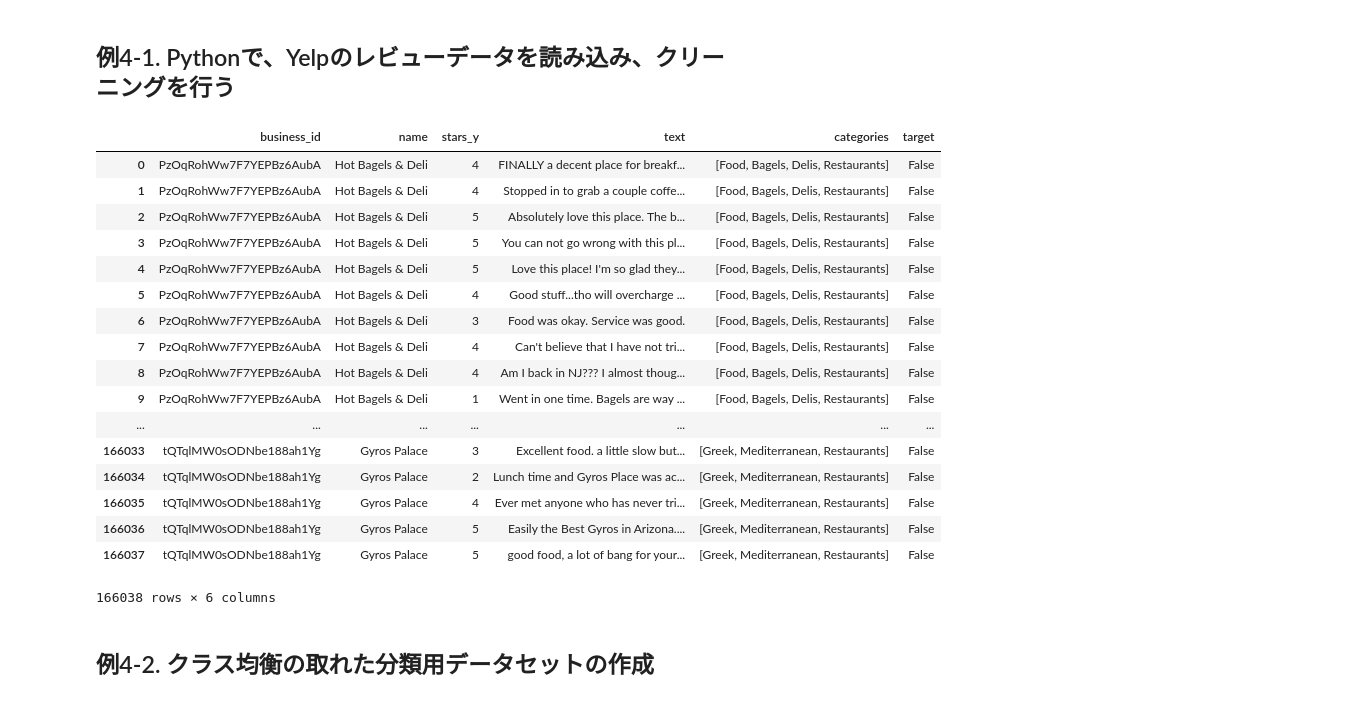
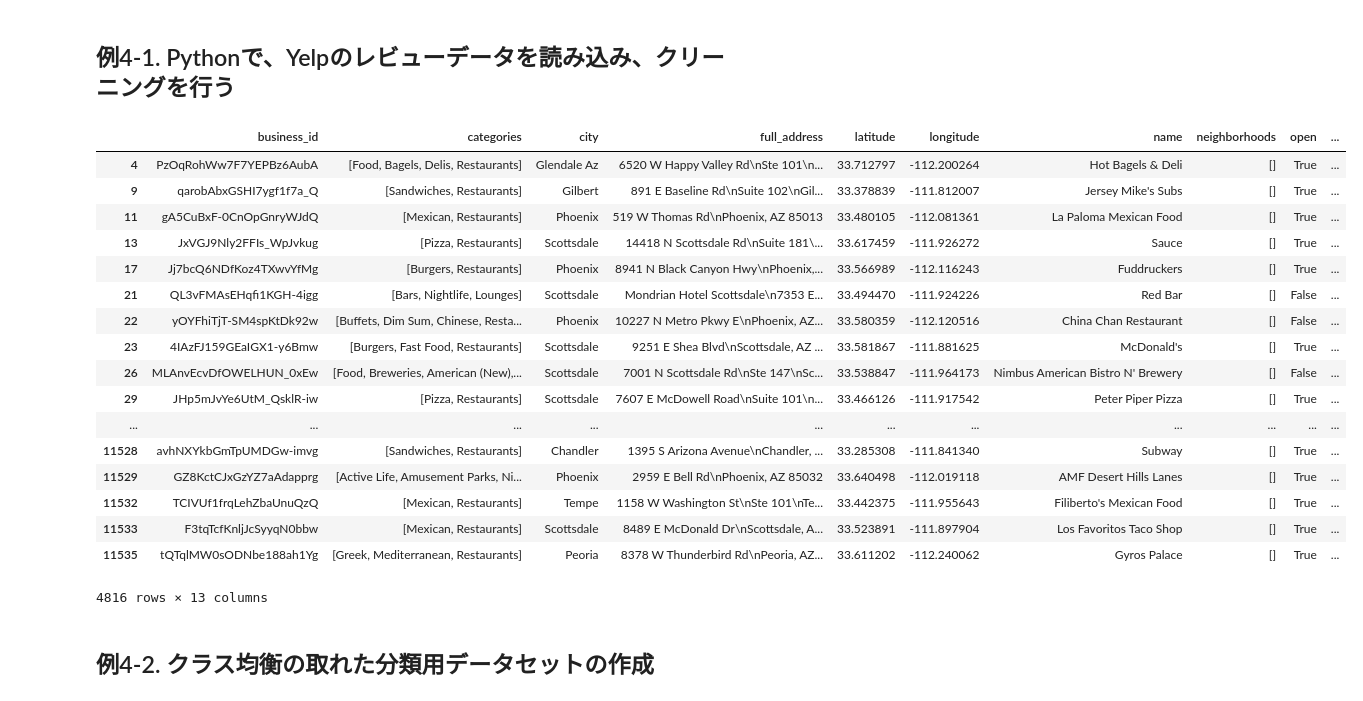
Before and after one commit to HOXOMInc/feature-engineering-book, a Jupyter notebook: 4.ipynb, the cells around one changed output. Saved outputs shown, nothing was run; the diff lists cells and outputs as text; code cells hidden in the pictures.

```diff
--- a/4.ipynb
+++ b/4.ipynb
@@ -3,47 +3,48 @@
 # %%
 import json
 import pandas as pd
 
 # Yelpのビジネスデータを読み込み
 with open('data/yelp/yelp_academic_dataset_business.json') as biz_f:
     biz_df = pd.DataFrame([json.loads(x) for x in biz_f.readlines()])
 
 # Yelpのレビューデータを読み込み
 with open('data/yelp/yelp_academic_dataset_review.json') as review_file:
     review_df = pd.DataFrame([json.loads(x) for x in review_file.readlines()])
 
 # YelpのビジネスデータからcategoriesがNightlife（ナイトライフ@<fn>{nightlife}）またはRestaurants(レストラン)のデータを取り出し
-twobiz = biz_df[biz_df['categories'].apply(lambda x:  len(set(x) &  set(['Nightlife', 'Restaurants'])) > 0)]
+filter_func = lambda x:  len(set(x) &  set(['Nightlife', 'Restaurants'])) > 0
+twobiz = biz_df[biz_df['categories'].apply(filter_func)]
 
 # 取り出した2つのカテゴリのYelpのビジネスデータとYelpのレビューデータを結合する
 twobiz_reviews = twobiz.merge(review_df, on='business_id', how='inner')
 
 # 必要ない特徴量を排除
 twobiz_reviews = twobiz_reviews[['business_id', 'name', 'stars_y', 'text', 'categories']]
 
 # target列を作成。categoriesがNightlifeの時はTrue、それ以外の場合はFalse
 twobiz_reviews['target'] =  twobiz_reviews['categories'].apply(set(['Nightlife']).issubset)
 
-twobiz_reviews
+twobiz
 # %% [output]
-|  | business_id | name | stars_y | text | categories | target |
-| 0 | PzOqRohWw7F7YEPBz6AubA | Hot Bagels & Deli | 4 | FINALLY a decent place for breakf... | [Food, Bagels, Delis, Restaurants] | False |
-| 1 | PzOqRohWw7F7YEPBz6AubA | Hot Bagels & Deli | 4 | Stopped in to grab a couple coffe... | [Food, Bagels, Delis, Restaurants] | False |
-| 2 | PzOqRohWw7F7YEPBz6AubA | Hot Bagels & Deli | 5 | Absolutely love this place. The b... | [Food, Bagels, Delis, Restaurants] | False |
-| 3 | PzOqRohWw7F7YEPBz6AubA | Hot Bagels & Deli | 5 | You can not go wrong with this pl... | [Food, Bagels, Delis, Restaurants] | False |
-| 4 | PzOqRohWw7F7YEPBz6AubA | Hot Bagels & Deli | 5 | Love this place! I'm so glad they... | [Food, Bagels, Delis, Restaurants] | False |
-| 5 | PzOqRohWw7F7YEPBz6AubA | Hot Bagels & Deli | 4 | Good stuff...tho will overcharge ... | [Food, Bagels, Delis, Restaurants] | False |
-| 6 | PzOqRohWw7F7YEPBz6AubA | Hot Bagels & Deli | 3 | Food was okay. Service was good. | [Food, Bagels, Delis, Restaurants] | False |
-| 7 | PzOqRohWw7F7YEPBz6AubA | Hot Bagels & Deli | 4 | Can't believe that I have not tri... | [Food, Bagels, Delis, Restaurants] | False |
-| 8 | PzOqRohWw7F7YEPBz6AubA | Hot Bagels & Deli | 4 | Am I back in NJ??? I almost thoug... | [Food, Bagels, Delis, Restaurants] | False |
-| 9 | PzOqRohWw7F7YEPBz6AubA | Hot Bagels & Deli | 1 | Went in one time. Bagels are way ... | [Food, Bagels, Delis, Restaurants] | False |
-| ... | ... | ... | ... | ... | ... | ... |
-| 166033 | tQTqlMW0sODNbe188ah1Yg | Gyros Palace | 3 | Excellent food. a little slow but... | [Greek, Mediterranean, Restaurants] | False |
-| 166034 | tQTqlMW0sODNbe188ah1Yg | Gyros Palace | 2 | Lunch time and Gyros Place was ac... | [Greek, Mediterranean, Restaurants] | False |
-| 166035 | tQTqlMW0sODNbe188ah1Yg | Gyros Palace | 4 | Ever met anyone who has never tri... | [Greek, Mediterranean, Restaurants] | False |
-| 166036 | tQTqlMW0sODNbe188ah1Yg | Gyros Palace | 5 | Easily the Best Gyros in Arizona.... | [Greek, Mediterranean, Restaurants] | False |
-| 166037 | tQTqlMW0sODNbe188ah1Yg | Gyros Palace | 5 | good food, a lot of bang for your... | [Greek, Mediterranean, Restaurants] | False |
+|  | business_id | categories | city | full_address | latitude | longitude | name | neighborhoods | open | ... |
+| 4 | PzOqRohWw7F7YEPBz6AubA | [Food, Bagels, Delis, Restaurants] | Glendale Az | 6520 W Happy Valley Rd\nSte 101\n... | 33.712797 | -112.200264 | Hot Bagels & Deli | [] | True | ... |
+| 9 | qarobAbxGSHI7ygf1f7a_Q | [Sandwiches, Restaurants] | Gilbert | 891 E Baseline Rd\nSuite 102\nGil... | 33.378839 | -111.812007 | Jersey Mike's Subs | [] | True | ... |
+| 11 | gA5CuBxF-0CnOpGnryWJdQ | [Mexican, Restaurants] | Phoenix | 519 W Thomas Rd\nPhoenix, AZ 85013 | 33.480105 | -112.081361 | La Paloma Mexican Food | [] | True | ... |
+| 13 | JxVGJ9Nly2FFIs_WpJvkug | [Pizza, Restaurants] | Scottsdale | 14418 N Scottsdale Rd\nSuite 181\... | 33.617459 | -111.926272 | Sauce | [] | True | ... |
+| 17 | Jj7bcQ6NDfKoz4TXwvYfMg | [Burgers, Restaurants] | Phoenix | 8941 N Black Canyon Hwy\nPhoenix,... | 33.566989 | -112.116243 | Fuddruckers | [] | True | ... |
+| 21 | QL3vFMAsEHqfi1KGH-4igg | [Bars, Nightlife, Lounges] | Scottsdale | Mondrian Hotel Scottsdale\n7353 E... | 33.494470 | -111.924226 | Red Bar | [] | False | ... |
+| 22 | yOYFhiTjT-SM4spKtDk92w | [Buffets, Dim Sum, Chinese, Resta... | Phoenix | 10227 N Metro Pkwy E\nPhoenix, AZ... | 33.580359 | -112.120516 | China Chan Restaurant | [] | False | ... |
+| 23 | 4IAzFJ159GEaIGX1-y6Bmw | [Burgers, Fast Food, Restaurants] | Scottsdale | 9251 E Shea Blvd\nScottsdale, AZ ... | 33.581867 | -111.881625 | McDonald's | [] | True | ... |
+| 26 | MLAnvEcvDfOWELHUN_0xEw | [Food, Breweries, American (New),... | Scottsdale | 7001 N Scottsdale Rd\nSte 147\nSc... | 33.538847 | -111.964173 | Nimbus American Bistro N' Brewery | [] | False | ... |
+| 29 | JHp5mJvYe6UtM_QsklR-iw | [Pizza, Restaurants] | Scottsdale | 7607 E McDowell Road\nSuite 101\n... | 33.466126 | -111.917542 | Peter Piper Pizza | [] | True | ... |
+| ... | ... | ... | ... | ... | ... | ... | ... | ... | ... | ... |
+| 11528 | avhNXYkbGmTpUMDGw-imvg | [Sandwiches, Restaurants] | Chandler | 1395 S Arizona Avenue\nChandler, ... | 33.285308 | -111.841340 | Subway | [] | True | ... |
+| 11529 | GZ8KctCJxGzYZ7aAdapprg | [Active Life, Amusement Parks, Ni... | Phoenix | 2959 E Bell Rd\nPhoenix, AZ 85032 | 33.640498 | -112.019118 | AMF Desert Hills Lanes | [] | True | ... |
+| 11532 | TCIVUf1frqLehZbaUnuQzQ | [Mexican, Restaurants] | Tempe | 1158 W Washington St\nSte 101\nTe... | 33.442375 | -111.955643 | Filiberto's Mexican Food | [] | True | ... |
+| 11533 | F3tqTcfKnljJcSyyqN0bbw | [Mexican, Restaurants] | Scottsdale | 8489 E McDonald Dr\nScottsdale, A... | 33.523891 | -111.897904 | Los Favoritos Taco Shop | [] | True | ... |
+| 11535 | tQTqlMW0sODNbe188ah1Yg | [Greek, Mediterranean, Restaurants] | Peoria | 8378 W Thunderbird Rd\nPeoria, AZ... | 33.611202 | -112.240062 | Gyros Palace | [] | True | ... |
-166038 rows × 6 columns
+4816 rows × 13 columns
 # %% [markdown]
 ## 例4-2. クラス均衡の取れた分類用データセットの作成
 # %%
```
Also changed, not shown: 6 other files.
